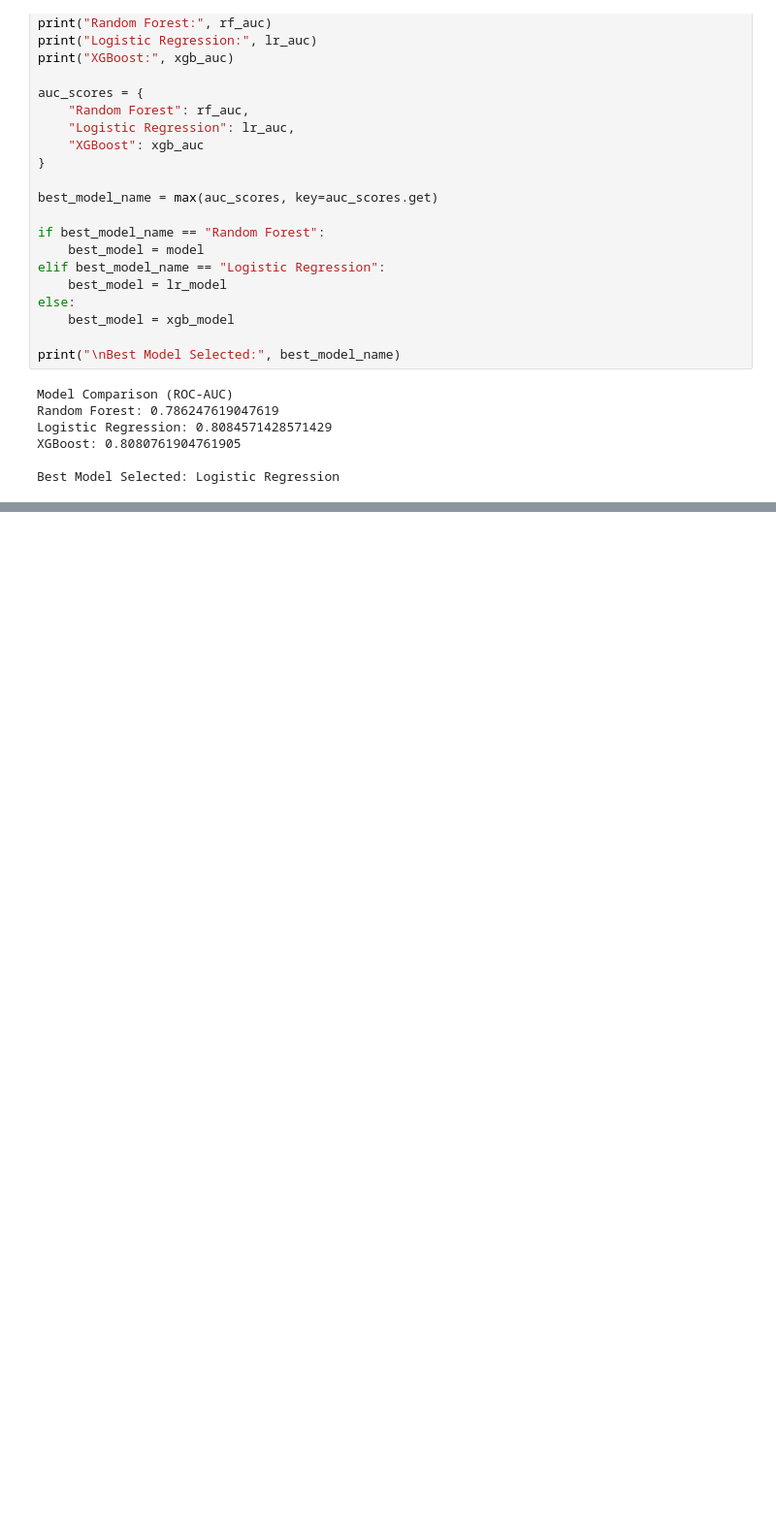
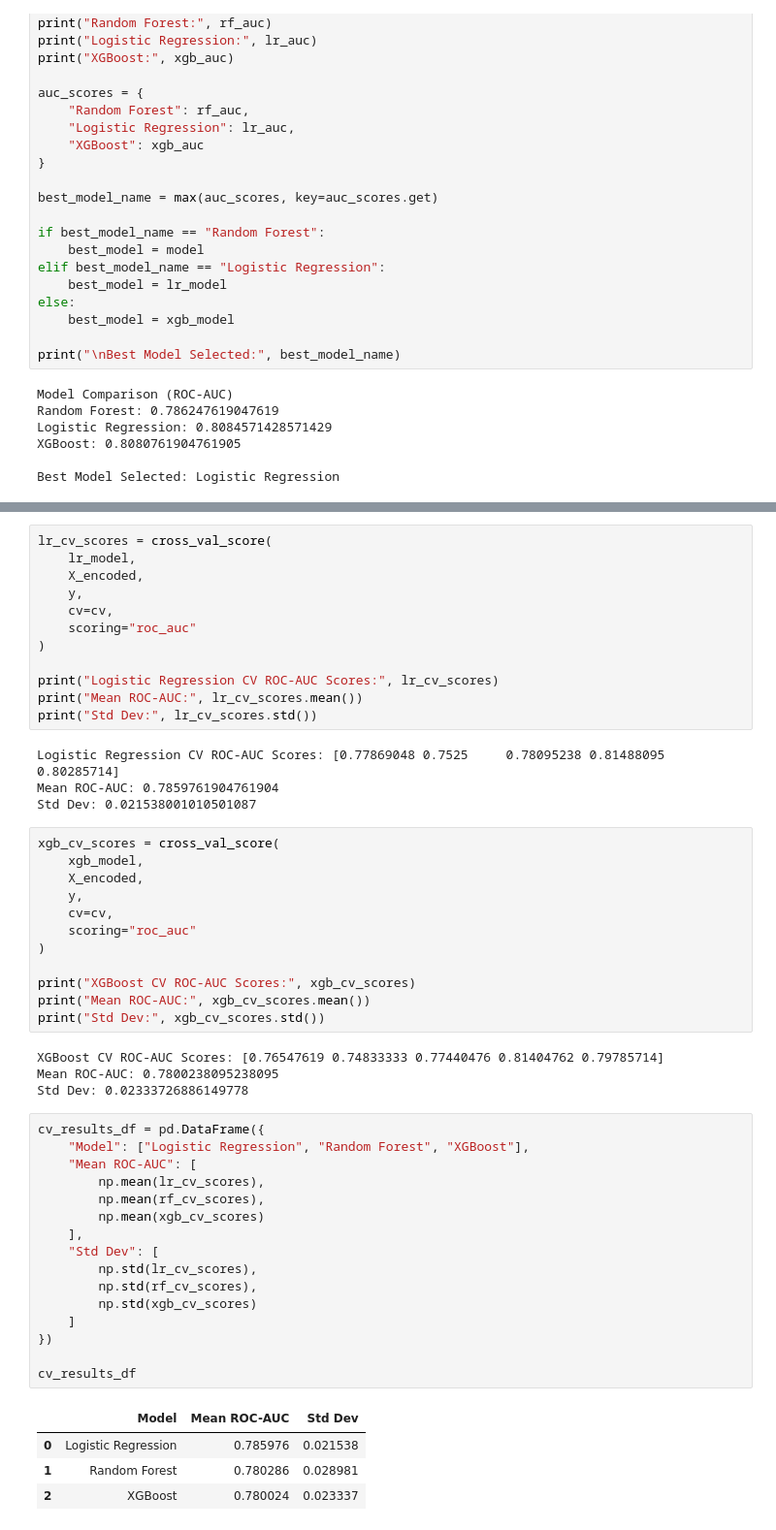
Before and after one commit to 1234Priyanshu4321/credit-risk-project, a Jupyter notebook: credit_risk_model.ipynb, the cells around one changed output, grey strips where cells are left out. Shown at 97% size. Cells and saved outputs as stored; diff of their text form; blank space fills up the shorter version.

```diff
--- a/credit_risk_model.ipynb
+++ b/credit_risk_model.ipynb
@@ -311,0 +338,53 @@ Best Model Selected: Logistic Regression
+# %%
+lr_cv_scores = cross_val_score(
+    lr_model,
+    X_encoded,
+    y,
+    cv=cv,
+    scoring="roc_auc"
+)
+
+print("Logistic Regression CV ROC-AUC Scores:", lr_cv_scores)
+print("Mean ROC-AUC:", lr_cv_scores.mean())
+print("Std Dev:", lr_cv_scores.std())
+# %% [output]
+Logistic Regression CV ROC-AUC Scores: [0.77869048 0.7525     0.78095238 0.81488095 0.80285714]
+Mean ROC-AUC: 0.7859761904761904
+Std Dev: 0.021538001010501087
+# %%
+xgb_cv_scores = cross_val_score(
+    xgb_model,
+    X_encoded,
+    y,
+    cv=cv,
+    scoring="roc_auc"
+)
+
+print("XGBoost CV ROC-AUC Scores:", xgb_cv_scores)
+print("Mean ROC-AUC:", xgb_cv_scores.mean())
+print("Std Dev:", xgb_cv_scores.std())
+# %% [output]
+XGBoost CV ROC-AUC Scores: [0.76547619 0.74833333 0.77440476 0.81404762 0.79785714]
+Mean ROC-AUC: 0.7800238095238095
+Std Dev: 0.02333726886149778
+# %%
+cv_results_df = pd.DataFrame({
+    "Model": ["Logistic Regression", "Random Forest", "XGBoost"],
+    "Mean ROC-AUC": [
+        np.mean(lr_cv_scores),
+        np.mean(rf_cv_scores),
+        np.mean(xgb_cv_scores)
+    ],
+    "Std Dev": [
+        np.std(lr_cv_scores),
+        np.std(rf_cv_scores),
+        np.std(xgb_cv_scores)
+    ]
+})
+
+cv_results_df
+# %% [output]
+|  | Model | Mean ROC-AUC | Std Dev |
+| 0 | Logistic Regression | 0.785976 | 0.021538 |
+| 1 | Random Forest | 0.780286 | 0.028981 |
+| 2 | XGBoost | 0.780024 | 0.023337 |
```
Also changed, not shown: parts of 2 cells of this notebook.
